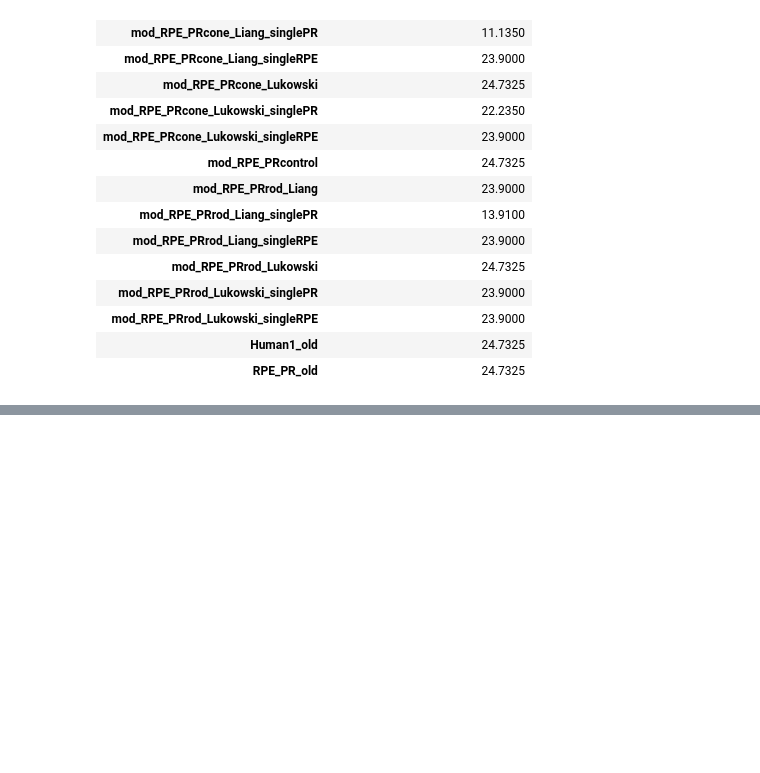
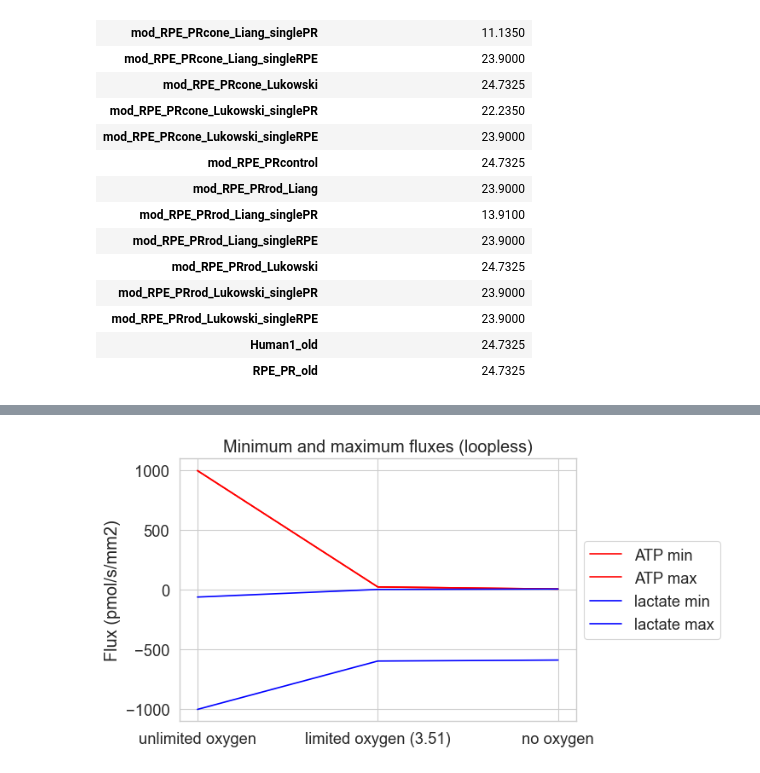
Before and after one commit to stellaprins/Human1_RPE-PR, a Jupyter notebook: jupyter/RPE-PR/finished analyses/FVA_lactate_unlimited.ipynb, the cells around one changed output, grey strips where cells are left out. Cells and saved outputs as stored; diff of their text form; code cells hidden in the pictures; blank space fills up the shorter version.

```diff
--- a/jupyter/RPE-PR/finished analyses/FVA_lactate_unlimited.ipynb
+++ b/jupyter/RPE-PR/finished analyses/FVA_lactate_unlimited.ipynb
@@ -283,0 +337,44 @@ df_combined
+# %%
+# select min and max loopless columns only (columns containing 'min_loopless' or 'max_loopless')
+df_min_max_loopless = df_combined_selection[[c for c in df_combined_selection.columns if 'min_loopless' in c or 'max_loopless' in c]]
+
+# create plot
+fig, ax = plt.subplots(figsize=(6, 4))
+
+# plot minimum and maximum lines
+
+# select MAR03964_PR data (ATP)
+df_min_max_loopless_ATP = df_min_max_loopless.filter(like='MAR03964_PR', axis=0)
+# select MAR09135_RPE data (lactate)
+df_min_max_loopless_lactate = df_min_max_loopless.filter(like='MAR09135_RPE', axis=0)
+
+df_min_max_loopless_ATP.filter(like='min_loopless').transpose().plot(ax=ax, legend=False, color='r')
+df_min_max_loopless_ATP.filter(like='max_loopless').transpose().plot(ax=ax, legend=False, color='r')
+df_min_max_loopless_lactate.filter(like='min_loopless').transpose().plot(ax=ax, legend=False, color='b')
+df_min_max_loopless_lactate.filter(like='max_loopless').transpose().plot(ax=ax, legend=False, color='b')
+
+# fill with colour between blue lines
+
+
+# set y label
+ax.set_ylabel('Flux (pmol/s/mm2)')
+
+# rotate x-axis labels
+for item in ax.get_xticklabels():
+    item.set_rotation(0)
+
+# set x labels
+ax.set_xticks([0,1,2])
+ax.set_xticklabels(['unlimited oxygen','limited oxygen (3.51)','no oxygen'])
+
+# add legend
+ax.legend(['ATP min', 'ATP max', 'lactate min', 'lactate max'], loc='center left', bbox_to_anchor=(1, 0.5))
+
+# title plot
+plt.title('Minimum and maximum fluxes (loopless)')
+
+
+# show plot
+plt.show()
+# %% [output]
+[figure, added]
```
Also changed, not shown: parts of 25 cells of this notebook.
